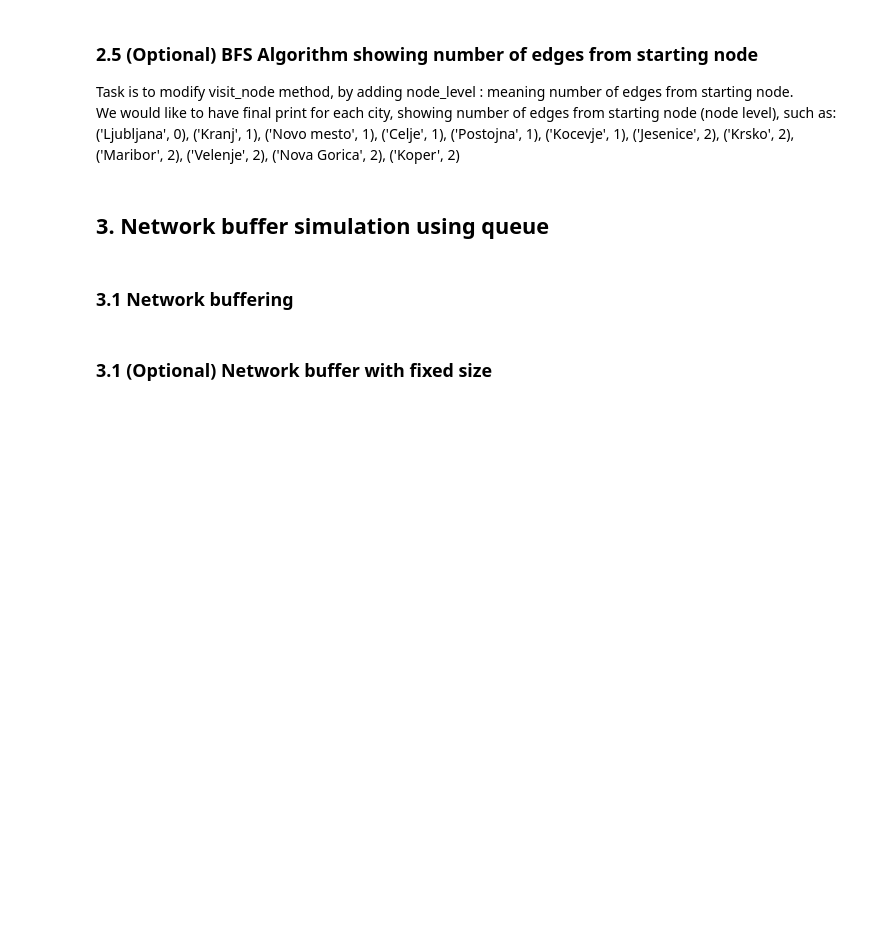
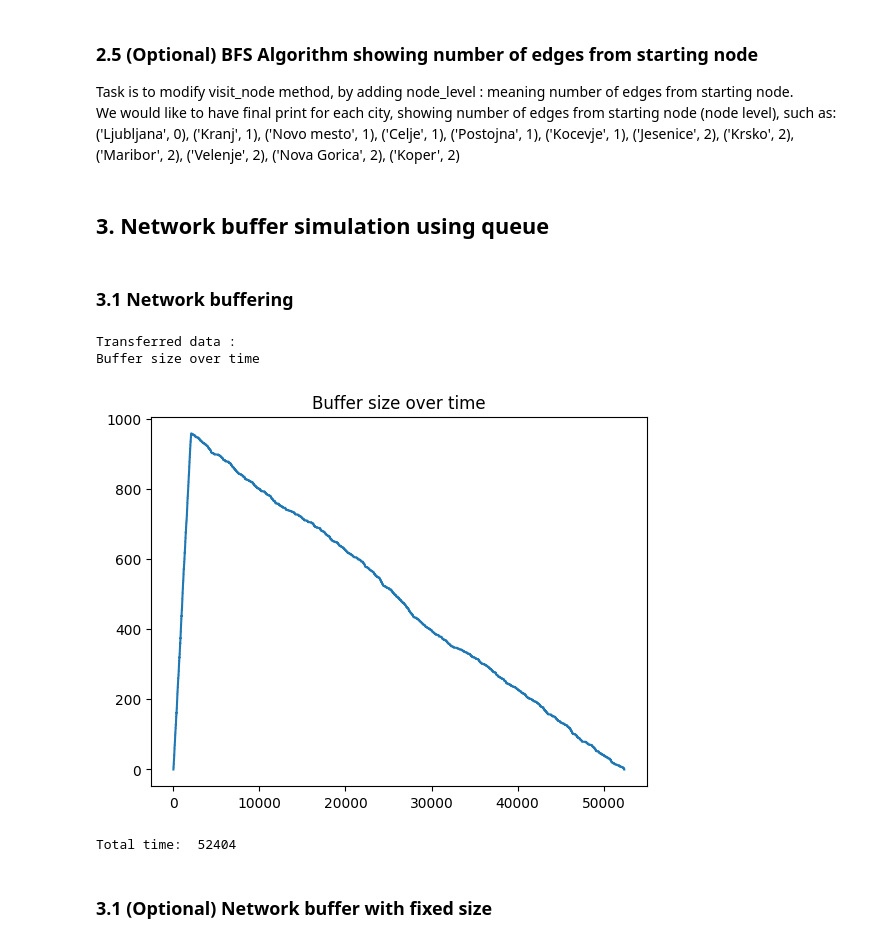
Before and after one commit to jzaletelj/OTK25, a Jupyter notebook: Lab_01/solutions/26-01_DataStruct_02a_s_w1.ipynb, the cells around one changed output. Cells and saved outputs as stored; diff of their text form; code cells hidden in the pictures; blank space fills up the shorter version.

```diff
--- a/Lab_01/solutions/26-01_DataStruct_02a_s_w1.ipynb
+++ b/Lab_01/solutions/26-01_DataStruct_02a_s_w1.ipynb
@@ -128,11 +128,14 @@ Pravilna izbira podatkovne strukture ima tako velik vpliv na pravilno interpreta
 # Conversion to binary
 def decToBinary( x ):
     out = Stack('Bits')
-
-
+    while x > 0:
+        bit = x % 2
+        out.push(bit)
+        x = x // 2
     return out
 
 # Test the method
-bin = decToBinary(8)
+bin = decToBinary(2342352353252323423523523652364642365465465)
 bin.print()
+print('Binarno stevilo: ', bin.get_data()[::-1])
 # %% [output]
@@ -142,6 +146,18 @@ from DataStructures import Stack, Queue
 
 # binary to decimal
 def binaryToDecimal( st ):
+    # izhodno stevilo
     out = 0
+    potenca = 2**(st.size()-1)
+    while not st.empty():
+        bit = st.pop()
+        out += potenca*bit
+        potenca = potenca/2
+    return out
 
-    return out
+stevilo = 23423413432423
+biti = decToBinary(stevilo)
+out = binaryToDecimal(biti)
+
+print("Stevilo ", stevilo)
+print("Iz bitov: ", out)
@@ -240,7 +331,7 @@ from DataStructures import Queue
 # SIMULATION PARAMETERS
 input_data_size = 1000
 add_probability = 0.5
-remove_probability = 0.6
+remove_probability = 0.02
 
 # Variables
 time = 0
@@ -255,32 +346,37 @@ buffer = Queue('Buffer')
 
 while not (input_number > input_data_size and buffer.empty()):
 
     time_list.append(time)
     time += 1
 
     # add input data to queue
     if np.absolute(np.random.random()) < add_probability and input_number <= input_data_size :
         buffer.enqueue(input_number)
         input_number += 1
 
     # remove data
     if np.absolute(np.random.random()) < remove_probability:
         out = buffer.dequeue()
         if out != None:
             out_list.append(out)
 
     buff_size.append(buffer.size())
 
 
 print('Transferred data :  ')
 # print(out_list)
 
 print('Buffer size over time')
 plt.figure()
 plt.plot(buff_size)
 plt.title('Buffer size over time')
 plt.show()
 
 print('Total time: ', time)
+# %% [output]
+Transferred data :
+Buffer size over time
+[figure, added]
+Total time:  52404
 # %% [markdown]
 ### 3.1 (Optional) Network buffer with fixed size
```
Also changed, not shown: parts of 6 cells of this notebook.
